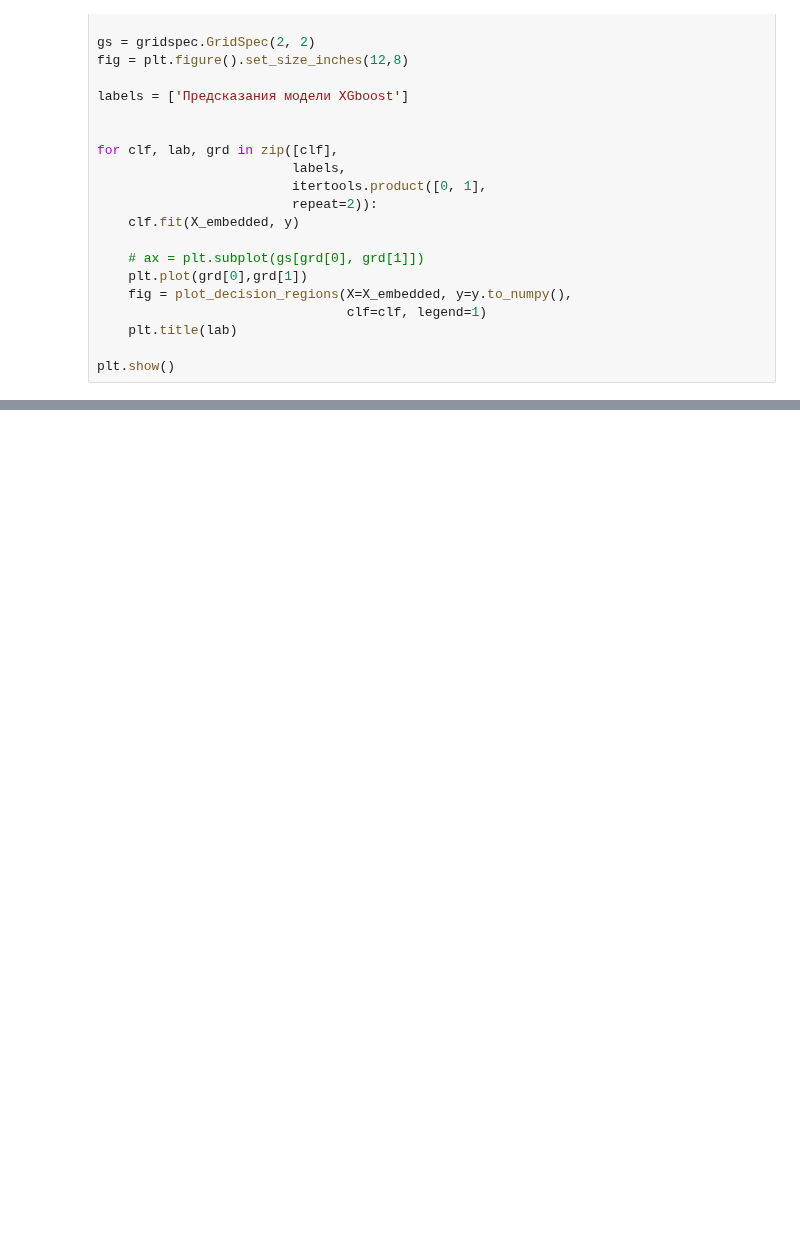
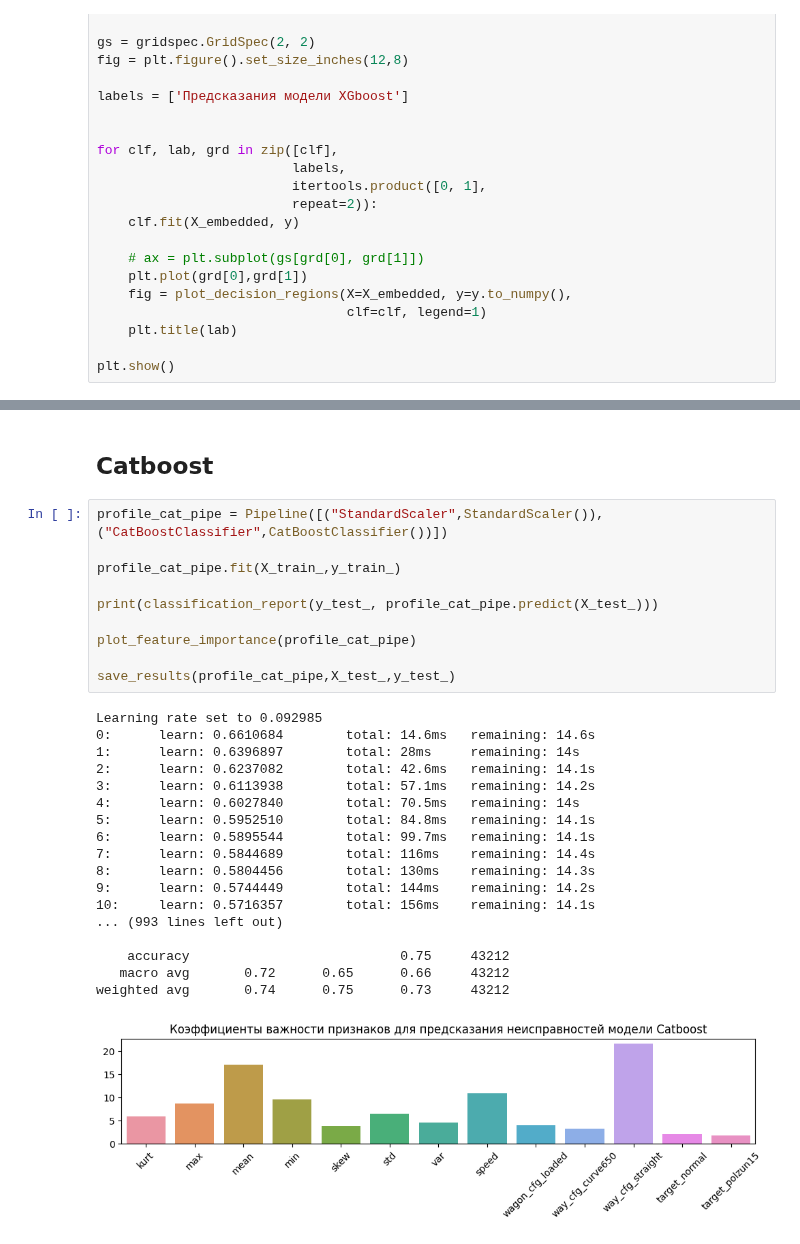
Before and after one commit to daniilgorenkov/Dissertation, a Jupyter notebook: observe.ipynb, the cells around one changed output, grey strips where cells are left out. Cells and saved outputs as stored; diff of their text form; blank space fills up the shorter version.

```diff
--- a/observe.ipynb
+++ b/observe.ipynb
@@ -1048,0 +1033,31 @@ plt.show()
+# %% [markdown]
+## Catboost
+# %%
+profile_cat_pipe = Pipeline([("StandardScaler",StandardScaler()),("CatBoostClassifier",CatBoostClassifier())])
+
+profile_cat_pipe.fit(X_train_,y_train_)
+
+print(classification_report(y_test_, profile_cat_pipe.predict(X_test_)))
+
+plot_feature_importance(profile_cat_pipe)
+
+save_results(profile_cat_pipe,X_test_,y_test_)
+# %% [output]
+Learning rate set to 0.092985
+0:      learn: 0.6610684        total: 14.6ms   remaining: 14.6s
+1:      learn: 0.6396897        total: 28ms     remaining: 14s
+2:      learn: 0.6237082        total: 42.6ms   remaining: 14.1s
+3:      learn: 0.6113938        total: 57.1ms   remaining: 14.2s
+4:      learn: 0.6027840        total: 70.5ms   remaining: 14s
+5:      learn: 0.5952510        total: 84.8ms   remaining: 14.1s
+6:      learn: 0.5895544        total: 99.7ms   remaining: 14.1s
+7:      learn: 0.5844689        total: 116ms    remaining: 14.4s
+8:      learn: 0.5804456        total: 130ms    remaining: 14.3s
+9:      learn: 0.5744449        total: 144ms    remaining: 14.2s
+10:     learn: 0.5716357        total: 156ms    remaining: 14.1s
+... (993 lines left out)
+
+    accuracy                           0.75     43212
+   macro avg       0.72      0.65      0.66     43212
+weighted avg       0.74      0.75      0.73     43212
+[figure, added]
```
Also changed, not shown: parts of 53 cells of this notebook, 1 other file.
